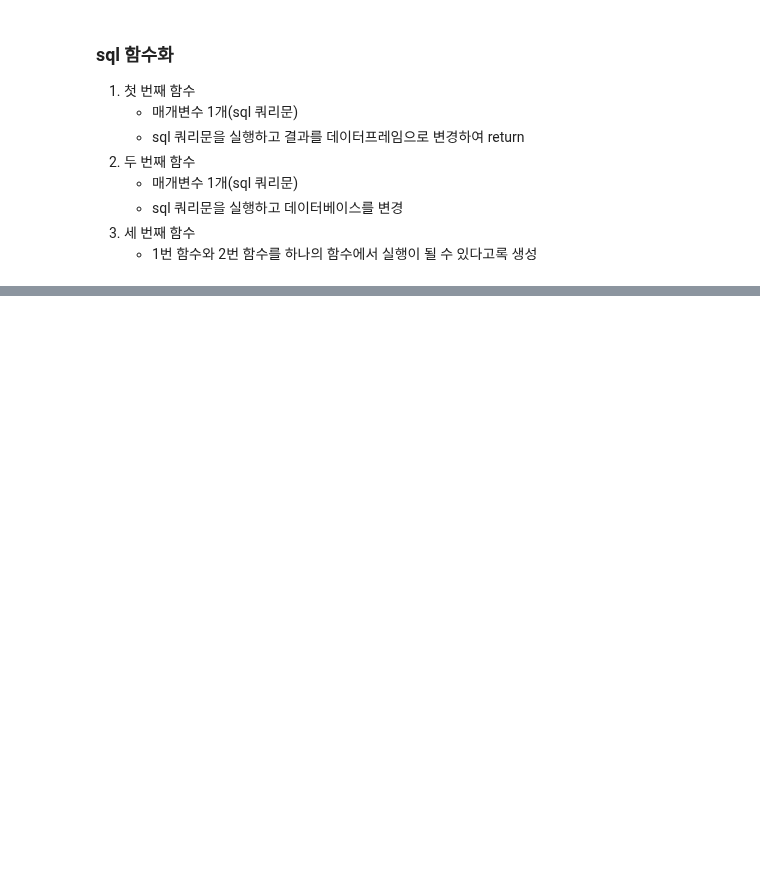
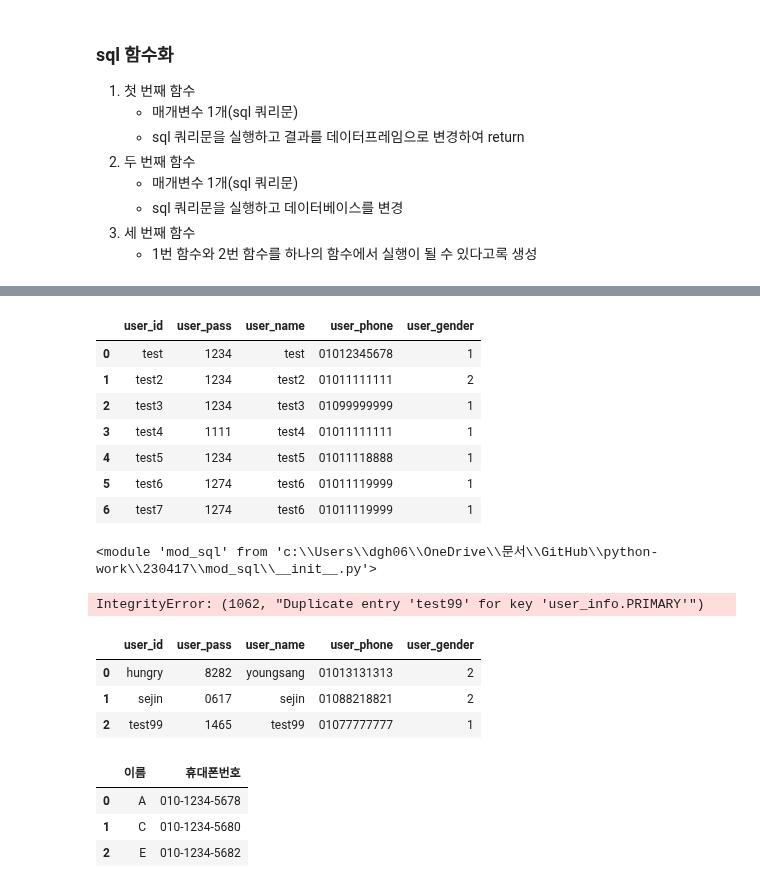
Before and after one commit to youngsang114/python-work, a Jupyter notebook: 230417/12_squl.ipynb, the cells around one changed output, grey strips where cells are left out. Drawn from its saved outputs; the diff is of its cells as text; code cells hidden in the pictures; blank space fills up the shorter version.

```diff
--- a/230417/12_squl.ipynb
+++ b/230417/12_squl.ipynb
@@ -132,0 +184,75 @@ _second("""
+# %%
+a='''
+    select
+    *
+    from
+    user_info
+'''
+test.sql_query(a)
+# %% [output]
+|  | user_id | user_pass | user_name | user_phone | user_gender |
+| 0 | test | 1234 | test | 01012345678 | 1 |
+| 1 | test2 | 1234 | test2 | 01011111111 | 2 |
+| 2 | test3 | 1234 | test3 | 01099999999 | 1 |
+| 3 | test4 | 1111 | test4 | 01011111111 | 1 |
+| 4 | test5 | 1234 | test5 | 01011118888 | 1 |
+| 5 | test6 | 1274 | test6 | 01011119999 | 1 |
+| 6 | test7 | 1274 | test6 | 01011119999 | 1 |
+# %%
+import mod_sql
+imp.reload(mod_sql)
+# %% [output]
+<module 'mod_sql' from 'c:\\Users\\dgh06\\OneDrive\\문서\\GitHub\\python-work\\230417\\mod_sql\\__init__.py'>
+# %%
+test2=mod_sql.Database(
+    '172.16.11.148',
+    'ubion',
+    '1234',
+    'ubion7',
+    3306
+)
+_sql=("""
+    insert into
+    user_info
+    values
+    (%s,%s,%s,%s,%s)
+""")
+values=['test99','1465','test99','01077777777',1]
+
+test2.sql_query(_sql,values)
+# %% [output]
+IntegrityError: (1062, "Duplicate entry 'test99' for key 'user_info.PRIMARY'")
+# %%
+a='''
+    select
+    *
+    from
+    user_info
+'''
+test2.sql_query(a)
+# %% [output]
+|  | user_id | user_pass | user_name | user_phone | user_gender |
+| 0 | hungry | 8282 | youngsang | 01013131313 | 2 |
+| 1 | sejin | 0617 | sejin | 01088218821 | 2 |
+| 2 | test99 | 1465 | test99 | 01077777777 | 1 |
+# %%
+sql='''
+    select
+    `Name` as '이름',
+    `Phone` as '휴대폰번호'
+    from
+    example
+    where
+    `Gender` = %s
+    limit 3
+'''
+values=['male']
+test.sql_query(sql,values)
+
+# limit 3 : 3개만 뽑겠다
+# 콜럼의 이름에 ``붙이는게 좋다-->띄어쓰기 방지!-->앞에 하나의 단어만 인식함
+# %% [output]
+|  | 이름 | 휴대폰번호 |
+| 0 | A | 010-1234-5678 |
+| 1 | C | 010-1234-5680 |
+| 2 | E | 010-1234-5682 |
```
Also changed, not shown: parts of 19 cells of this notebook, 1 other file.
